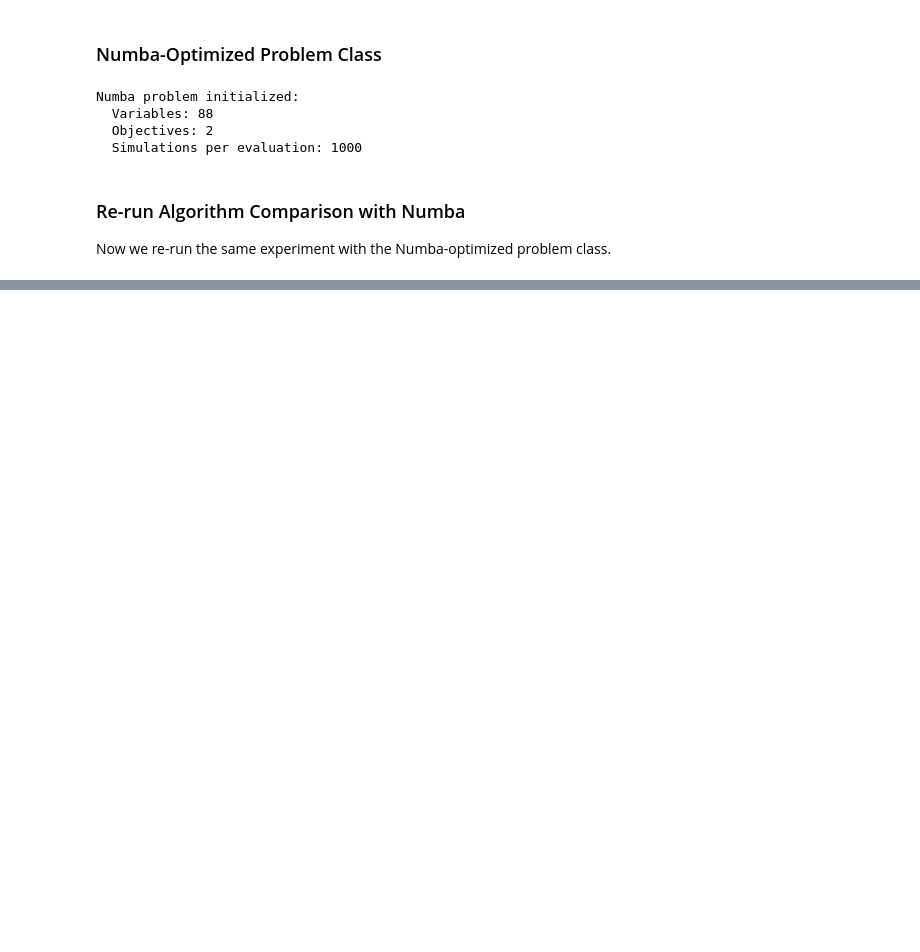
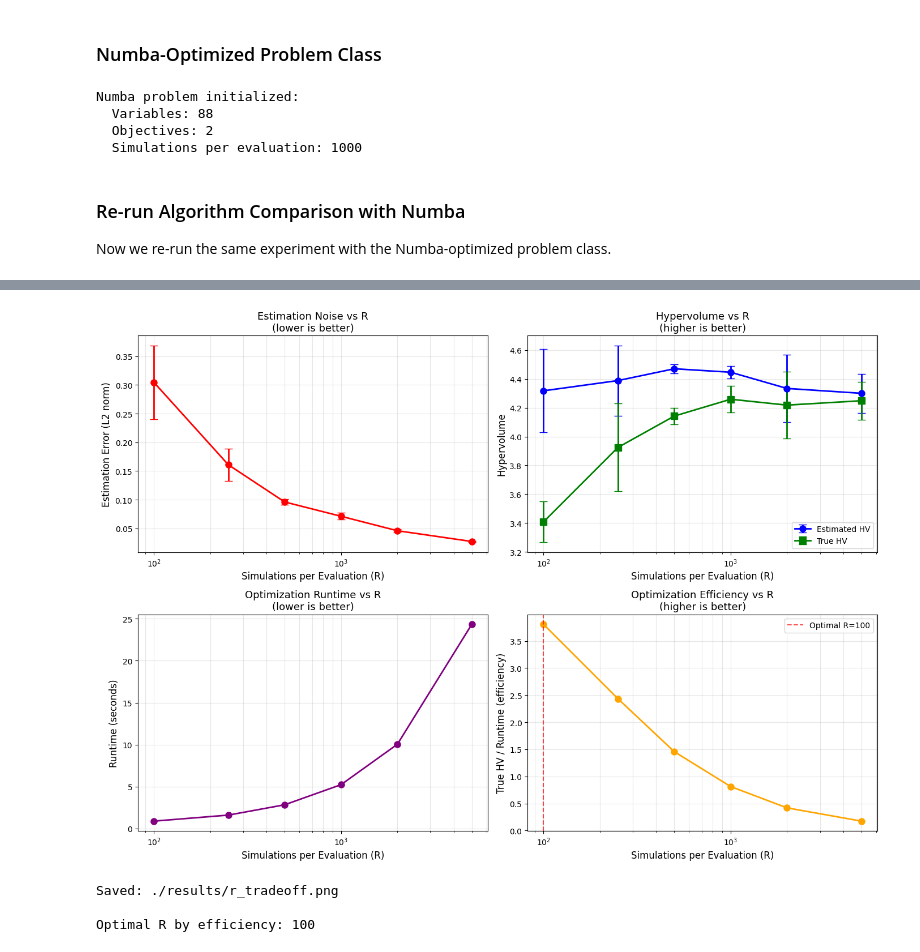
Before and after one commit to yungweng/top-trumps-optimization, a Jupyter notebook: top-trumps.ipynb, the cells around one changed output, grey strips where cells are left out. Cells and saved outputs as stored; diff of their text form; code cells hidden in the pictures; blank space fills up the shorter version.

```diff
--- a/top-trumps.ipynb
+++ b/top-trumps.ipynb
@@ -1471,0 +2071,73 @@ ValueError: max() arg is an empty sequence
+# %%
+# Visualization: R trade-off analysis
+fig, axes = plt.subplots(2, 2, figsize=(14, 10))
+
+R_vals = EXP2_R_VALUES
+errors_mean = [exp2_results[r]["error_mean"] for r in R_vals]
+errors_std = [exp2_results[r]["error_std"] for r in R_vals]
+times_mean = [exp2_results[r]["time_mean"] for r in R_vals]
+hvs_estimated = [exp2_results[r]["hv_mean"] for r in R_vals]
+hvs_estimated_std = [exp2_results[r]["hv_std"] for r in R_vals]
+hvs_true = [exp2_results[r]["true_hv_mean"] for r in R_vals]
+hvs_true_std = [exp2_results[r]["true_hv_std"] for r in R_vals]
+
+# Plot 1: Estimation error vs R (log scale)
+ax1 = axes[0, 0]
+ax1.errorbar(R_vals, errors_mean, yerr=errors_std, marker='o', capsize=5,
+             color='red', linewidth=2, markersize=8)
+ax1.set_xscale('log')
+ax1.set_xlabel('Simulations per Evaluation (R)', fontsize=12)
+ax1.set_ylabel('Estimation Error (L2 norm)', fontsize=12)
+ax1.set_title('Estimation Noise vs R\n(lower is better)', fontsize=13)
+ax1.grid(True, alpha=0.3, which='both')
+
+# Plot 2: HV (estimated vs true) vs R
+ax2 = axes[0, 1]
+ax2.errorbar(R_vals, hvs_estimated, yerr=hvs_estimated_std, marker='o', capsize=5,
+             color='blue', linewidth=2, markersize=8, label='Estimated HV')
+ax2.errorbar(R_vals, hvs_true, yerr=hvs_true_std, marker='s', capsize=5,
+             color='green', linewidth=2, markersize=8, label='True HV')
+ax2.set_xscale('log')
+ax2.set_xlabel('Simulations per Evaluation (R)', fontsize=12)
+ax2.set_ylabel('Hypervolume', fontsize=12)
+ax2.set_title('Hypervolume vs R\n(higher is better)', fontsize=13)
+ax2.legend()
+ax2.grid(True, alpha=0.3, which='both')
+
+# Plot 3: Runtime vs R
+ax3 = axes[1, 0]
+ax3.plot(R_vals, times_mean, marker='o', color='purple', linewidth=2, markersize=8)
+ax3.set_xscale('log')
+ax3.set_xlabel('Simulations per Evaluation (R)', fontsize=12)
+ax3.set_ylabel('Runtime (seconds)', fontsize=12)
+ax3.set_title('Optimization Runtime vs R\n(lower is better)', fontsize=13)
+ax3.grid(True, alpha=0.3, which='both')
+
+# Plot 4: Efficiency (True HV per second) vs R
+ax4 = axes[1, 1]
+efficiency = [hv / t for hv, t in zip(hvs_true, times_mean)]
+ax4.plot(R_vals, efficiency, marker='o', color='orange', linewidth=2, markersize=8)
+ax4.set_xscale('log')
+ax4.set_xlabel('Simulations per Evaluation (R)', fontsize=12)
+ax4.set_ylabel('True HV / Runtime (efficiency)', fontsize=12)
+ax4.set_title('Optimization Efficiency vs R\n(higher is better)', fontsize=13)
+ax4.grid(True, alpha=0.3, which='both')
+
+# Mark optimal R
+best_efficiency_idx = np.argmax(efficiency)
+best_R = R_vals[best_efficiency_idx]
+ax4.axvline(x=best_R, color='red', linestyle='--', alpha=0.7,
+            label=f'Optimal R={best_R}')
+ax4.legend()
+
+plt.tight_layout()
+plt.savefig(f"{OUTPUT_DIR}/r_tradeoff.png", dpi=150, bbox_inches='tight')
+plt.show()
+
+print(f"Saved: {OUTPUT_DIR}/r_tradeoff.png")
+print(f"\nOptimal R by efficiency: {best_R}")
+# %% [output]
+[figure, added]
+Saved: ./results/r_tradeoff.png
+
+Optimal R by efficiency: 100
```
Also changed, not shown: parts of 43 cells of this notebook, 21 other files.
